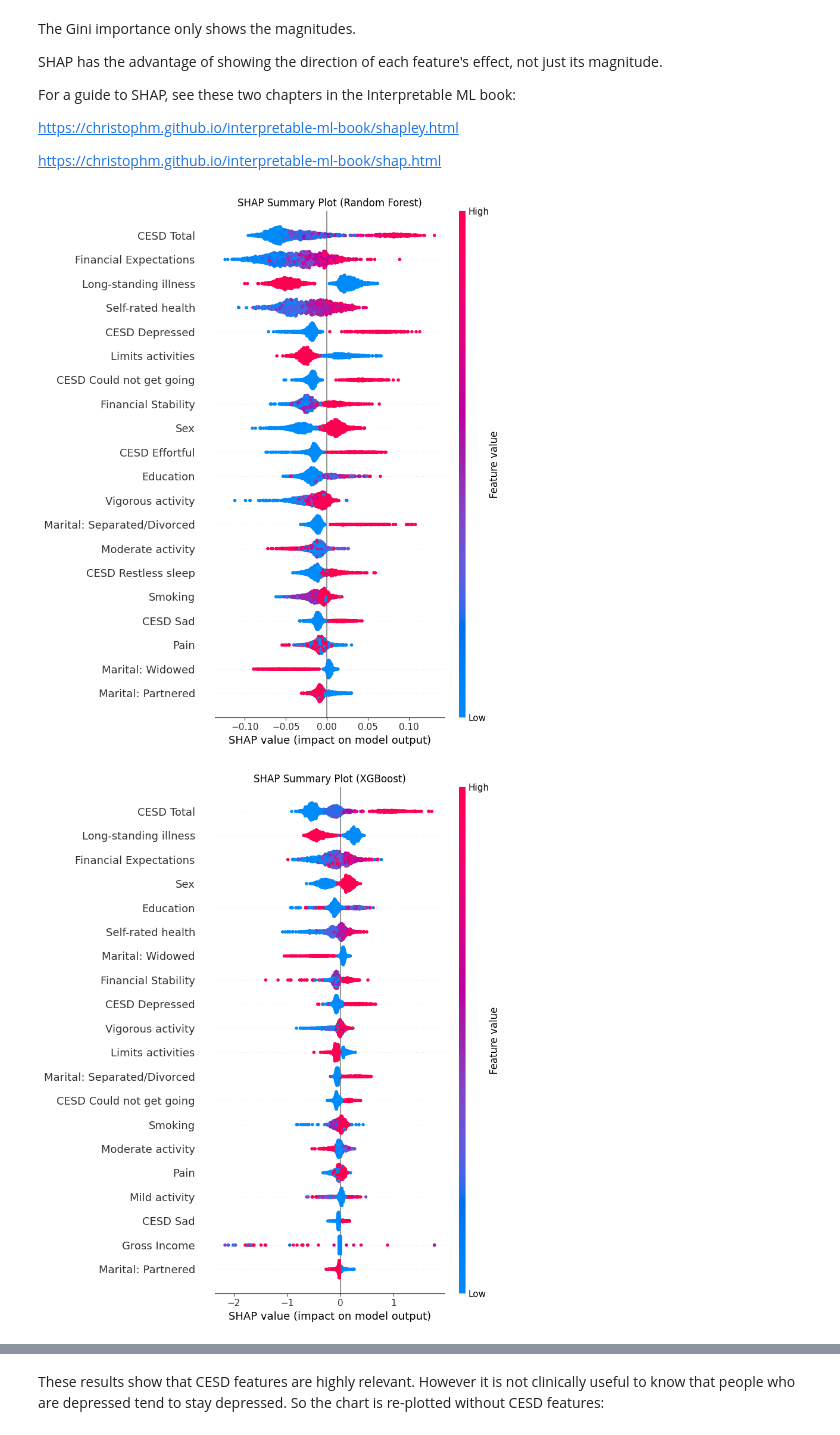
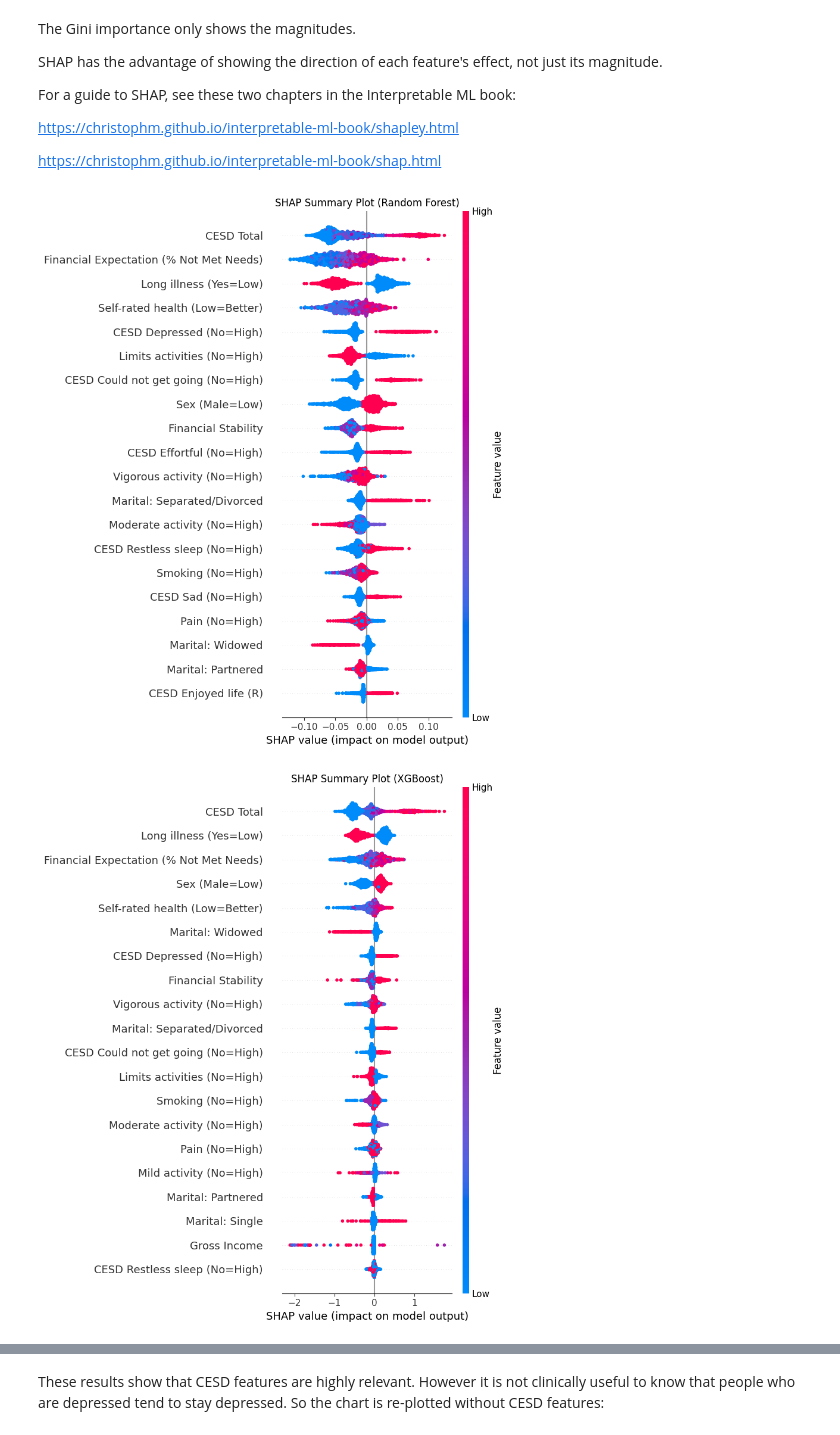
Before and after one commit to li00140/ELSA-Depression-Classification, a Jupyter notebook: EEEM069/elsa_depression_with_SHAP_&_CESD-FINAL.ipynb, the cells around one changed output, grey strips where cells are left out. Saved outputs shown, nothing was run; the diff lists cells and outputs as text; code cells hidden in the pictures.

Commit message:
Update elsa_depression_with_SHAP_&_CESD-FINAL.ipynb
Replaced DiMaedu with FqEnd is “age finished education”
Extended SHAP labels to explain meaning of feature values.

```diff
--- a/EEEM069/elsa_depression_with_SHAP_&_CESD-FINAL.ipynb
+++ b/EEEM069/elsa_depression_with_SHAP_&_CESD-FINAL.ipynb
@@ -53,8 +53,8 @@ Libraries loaded successfully.
 # %% [markdown]
 ## Cell 2 — Load the Data
 # %%
-w6 = pd.read_stata('./ELSA_Dataset/ELSA_Raw/wave_6_elsa_data_v2.dta', convert_categoricals=False)
-w7 = pd.read_stata('./ELSA_Dataset/ELSA_Raw/wave_7_elsa_data.dta', convert_categoricals=False)
+w6 = pd.read_stata('./ELSA_Dataset/wave_6_elsa_data_v2.dta', convert_categoricals=False)
+w7 = pd.read_stata('./ELSA_Dataset/wave_7_elsa_data.dta', convert_categoricals=False)
 
 print(f'Wave 6: {w6.shape[0]:,} participants, {w6.shape[1]} columns')
 print(f'Wave 7: {w7.shape[0]:,} participants, {w7.shape[1]} columns')
@@ -179,7 +179,7 @@ FEATURE_COLS = [
     # Sociodemographic
     'DiSex',
     'marital_Partnered', 'marital_Single', 'marital_SepDivorced', 'marital_Widowed',
-    'DiMaedu',
+    'FqEnd',
     'ExRSLF',
     'Iafcon',
     'WpWlyy',
@@ -210,7 +210,7 @@ for col in ['Hehelf', 'HePain', 'ExRSLF', 'Iafcon']:
     w6_features[col] = w6_features[col].replace([-1] + TRUE_MISSING, float('nan'))
 
 # Variables where only -8/-9 are missing
-for col in ['DiSex', 'DiMaedu', 'Heill', 'HeActa', 'HeActb', 'HeActc', 'WpWlyy']:
+for col in ['DiSex', 'FqEnd', 'Heill', 'HeActa', 'HeActb', 'HeActc', 'WpWlyy']:
     w6_features[col] = w6_features[col].replace(TRUE_MISSING, float('nan'))
 
 # Helim: -1 = not applicable because no illness → treat as 2 (not limited)
@@ -714,30 +714,30 @@ https://christophm.github.io/interpretable-ml-book/shapley.html
 https://christophm.github.io/interpretable-ml-book/shap.html
 # %%
 readable_names = {
-    'DiSex':              'Sex',
+    'DiSex':              'Sex (Male=Low)',
     'marital_Partnered':  'Marital: Partnered',
     'marital_Single':     'Marital: Single',
     'marital_SepDivorced':'Marital: Separated/Divorced',
     'marital_Widowed':    'Marital: Widowed',
-    'DiMaedu':            'Education',
-    'Hehelf':             'Self-rated health',
-    'Heill':              'Long-standing illness',
-    'Helim':              'Limits activities',
-    'HePain':             'Pain',
-    'HeSmk':              'Smoking',
-    'HeActa':             'Vigorous activity',
-    'HeActb':             'Moderate activity',
-    'HeActc':             'Mild activity',
-    'PScedA_bin':         'CESD Depressed',
-    'PScedB_bin':         'CESD Effortful',
-    'PScedC_bin':         'CESD Restless sleep',
+    'FqEnd':              'Age Finished Education',
+    'Hehelf':             'Self-rated health (Low=Better)',
+    'Heill':              'Long illness (Yes=Low)',
+    'Helim':              'Limits activities (No=High)',
+    'HePain':             'Pain (No=High)',
+    'HeSmk':              'Smoking (No=High)',
+    'HeActa':             'Vigorous activity (No=High)',
+    'HeActb':             'Moderate activity (No=High)',
+    'HeActc':             'Mild activity (No=High)',
+    'PScedA_bin':         'CESD Depressed (No=High)',
+    'PScedB_bin':         'CESD Effortful (No=High)',
+    'PScedC_bin':         'CESD Restless sleep (No=High)',
     'PScedD_bin':         'CESD Happy (R)',
-    'PScedE_bin':         'CESD Lonely',
+    'PScedE_bin':         'CESD Lonely (No=High)',
     'PScedF_bin':         'CESD Enjoyed life (R)',
-    'PScedG_bin':         'CESD Sad',
-    'PScedH_bin':         'CESD Could not get going',
+    'PScedG_bin':         'CESD Sad (No=High)',
+    'PScedH_bin':         'CESD Could not get going (No=High)',
     'cesd_total':         'CESD Total',
-    'ExRSLF':             'Financial Expectations',
+    'ExRSLF':             'Financial Expectation (% Not Met Needs)',
     'Iafcon':             'Financial Stability',
     'WpWlyy':             'Gross Income',
 }
@@ -782,32 +782,32 @@ shap.summary_plot(
     feature_names=feature_labels
 )
 
 plt.title('SHAP Summary Plot (XGBoost)')
 plt.tight_layout()
 plt.savefig('xgb_shap_summary.png', dpi=150, bbox_inches='tight')
 plt.show()
 
 
 # ----- LightGBM -----
 X_test_lgbm_df = pd.DataFrame(
     lgbm_pipeline.named_steps['imputer'].transform(X_test),
     columns=FEATURE_COLS
 )
 
 lgbm_explainer = shap.TreeExplainer(lgbm_pipeline.named_steps['model'])
 lgbm_shap_values = lgbm_explainer.shap_values(X_test_lgbm_df)
 
 shap.summary_plot(
     lgbm_shap_values,
     X_test_lgbm_df,
     show=False,
     feature_names=feature_labels
 )
 
 plt.title('SHAP Summary Plot (LightGBM)')
 plt.tight_layout()
 plt.savefig('lgbm_shap_summary.png', dpi=150, bbox_inches='tight')
 plt.show()
 # %% [output]
-[figure, old version]
+[figure, new version]
-[figure, old version]
+[figure, new version]
```
Also changed, not shown: parts of 12 cells of this notebook.
